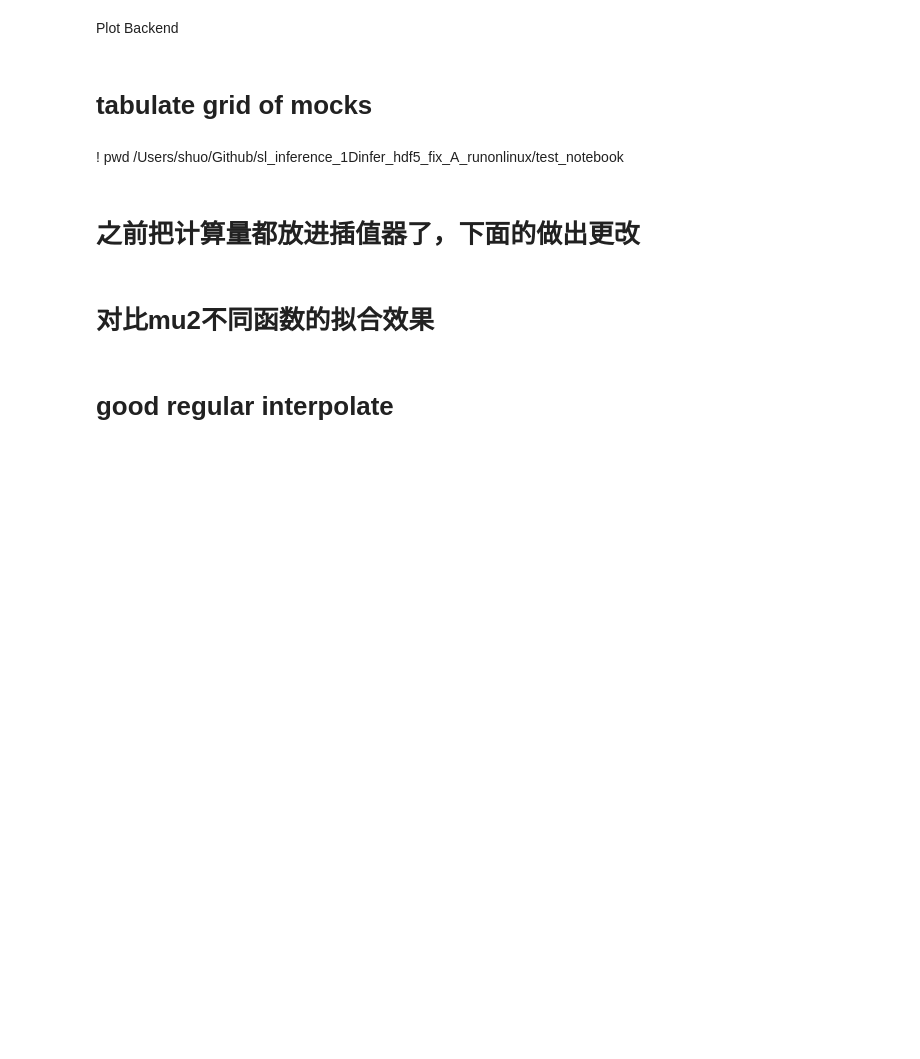
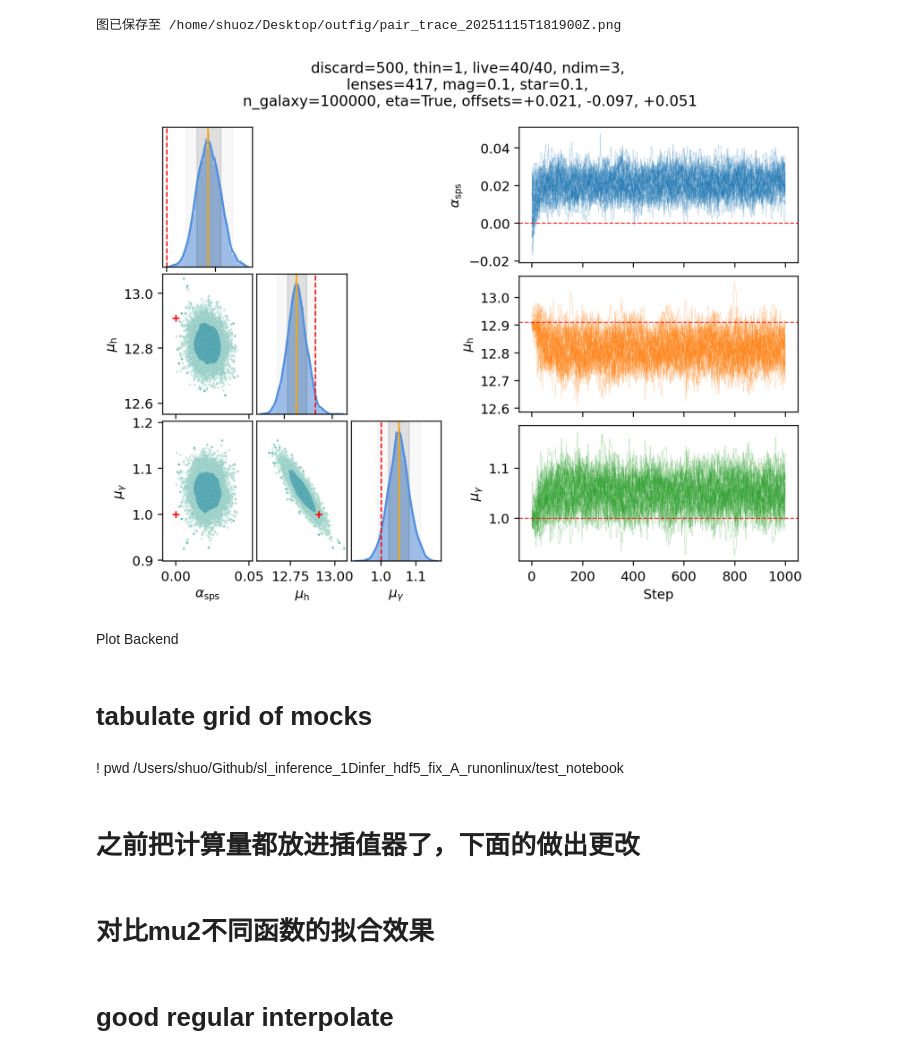
Before and after one commit to zheshishuoshuo/sl_inference_3Dinfer_hdf5_server, a Jupyter notebook: test_notebook/plot_post.ipynb, the cells around one changed output. Drawn from its saved outputs; the diff is of its cells as text; code cells hidden in the pictures; blank space fills up the shorter version.

```diff
--- a/test_notebook/plot_post.ipynb
+++ b/test_notebook/plot_post.ipynb
@@ -617,34 +617,38 @@ def plot_pair_and_trace_side_by_side(
         out_png = fname.with_suffix(".png")
         plt.savefig(out_png, dpi=300)
         print(f"图已保存至 {out_png}")
 
     plt.show()
 
 # (alpha_sps, mu_h, beta_h, sigma_h, mu_gamma, sigma_gamma)
 # ---------------------------- 使用示例 ----------------------------
 plot_pair_and_trace_side_by_side(
-    hdf5_file="../chains/chains_74lens_20251113T084632Z.h5",
+    hdf5_file="../chains/chains_417lens_20251115T181900Z.h5",
     discard=500,
     thin=1,
     labels=[
         r'$\alpha_{\mathrm{sps}}$',
         r'$\mu_{\mathrm{h}}$',
         # r'$\beta_{\mathrm{h}}$',
         # r'$\sigma_{\mathrm{h}}$',
         r'$\mu_{\gamma}$',
         # r'$\sigma_{\gamma}$',
         ],
     truths=[0., 12.91,
      1.0,],
     width_factor=5,
     dead_thr=1e-6,
     last_steps=None,
     figsize=None,           # 自动按维度调节
     step_range=(0, 1000),
     cmap="Blues",
     savepath="~/Desktop/outfig",
     bins=60,
     )
+# chains_417lens_20251115T181900Z
+# %% [output]
+图已保存至 /home/shuoz/Desktop/outfig/pair_trace_20251115T181900Z.png
+[figure, added]
 # %%
 import h5py
 import numpy as np
```
Also changed, not shown: parts of 1 cell of this notebook, 7 other files.
